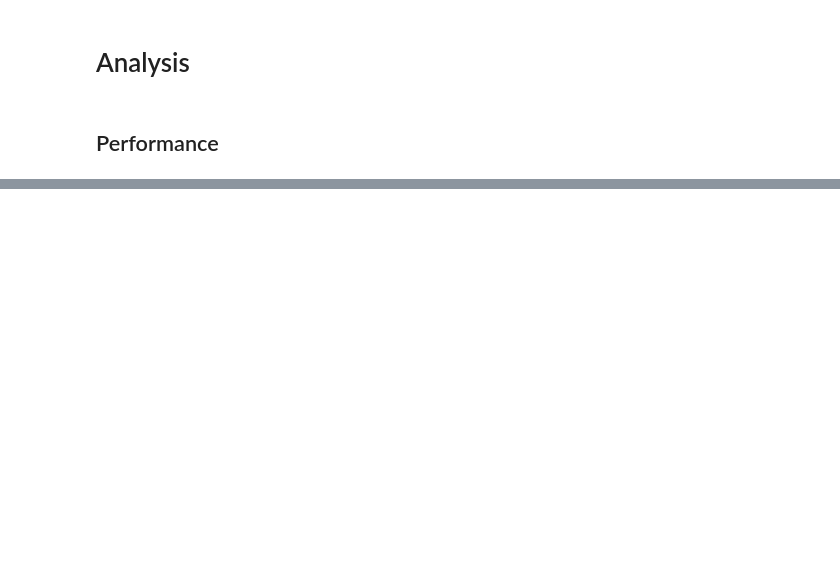
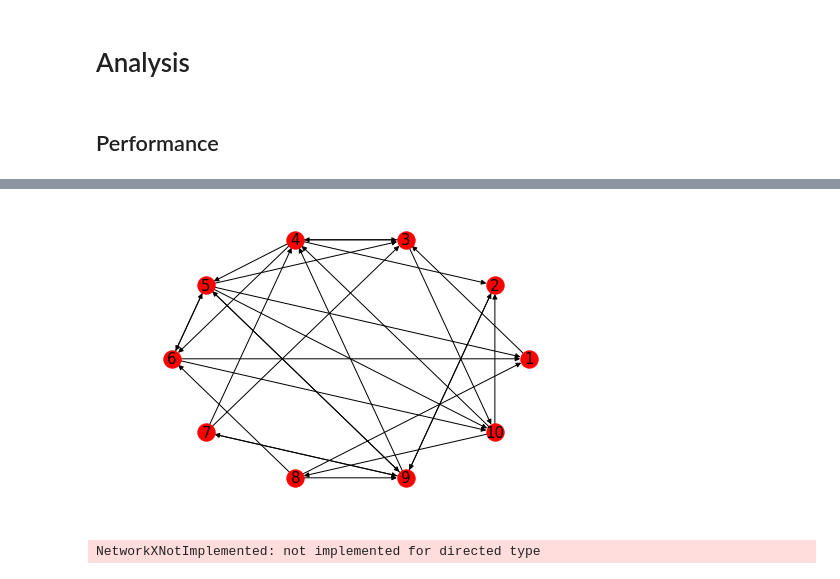
Before and after one commit to aleksejs-fomins/mesoscopic-functional-connectivity, a Jupyter notebook: codes/analysis_real/yaro_result/analysis-behavioural-neural.ipynb, the cells around one changed output, grey strips where cells are left out. Saved outputs shown, nothing was run; the diff lists cells and outputs as text; code cells hidden in the pictures; blank space fills up the shorter version.

```diff
--- a/codes/analysis_real/yaro_result/analysis-behavioural-neural.ipynb
+++ b/codes/analysis_real/yaro_result/analysis-behavioural-neural.ipynb
@@ -215,0 +241,18 @@ plt.show()
+# %%
+NN = 10
+aaa = np.random.uniform(0, 1, (NN, NN))
+bbb = aaa < 0.3
+
+G = nx.from_numpy_matrix(np.array(bbb), create_using=nx.MultiDiGraph())
+labels = {i : i + 1 for i in G.nodes()}
+pos = nx.circular_layout(G)
+nx.draw_circular(G)
+nx.draw_networkx_labels(G, pos, labels, font_size=15)
+plt.show()
+# %% [output]
+[figure, added]
+# %%
+G = nx.from_numpy_matrix(np.array(aaa), create_using=nx.MultiDiGraph())
+nx.algorithms.cluster.clustering(G)
+# %% [output]
+NetworkXNotImplemented: not implemented for directed type
```
Also changed, not shown: parts of 10 cells of this notebook, 3 other files.
